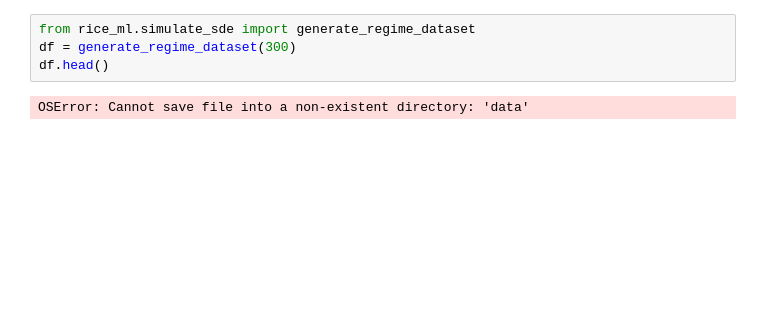
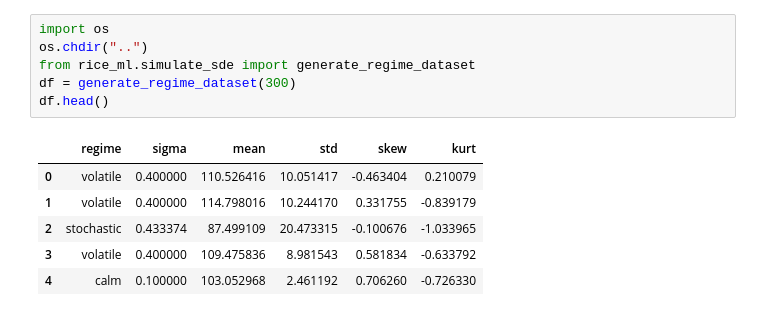
Before and after one commit to maddywhelley/Whelley-CMOR-438, a Jupyter notebook: notebooks/01_generate_regimes.ipynb, the cells around one changed output. Drawn from its saved outputs; the diff is of its cells as text; blank space fills up the shorter version.

```diff
--- a/notebooks/01_generate_regimes.ipynb
+++ b/notebooks/01_generate_regimes.ipynb
@@ -1,6 +1,13 @@
 # %%
+import os
+os.chdir("..")
 from rice_ml.simulate_sde import generate_regime_dataset
 df = generate_regime_dataset(300)
 df.head()
 # %% [output]
-OSError: Cannot save file into a non-existent directory: 'data'
+|  | regime | sigma | mean | std | skew | kurt |
+| 0 | volatile | 0.400000 | 110.526416 | 10.051417 | -0.463404 | 0.210079 |
+| 1 | volatile | 0.400000 | 114.798016 | 10.244170 | 0.331755 | -0.839179 |
+| 2 | stochastic | 0.433374 | 87.499109 | 20.473315 | -0.100676 | -1.033965 |
+| 3 | volatile | 0.400000 | 109.475836 | 8.981543 | 0.581834 | -0.633792 |
+| 4 | calm | 0.100000 | 103.052968 | 2.461192 | 0.706260 | -0.726330 |
```
Also changed, not shown: parts of 1 cell of this notebook, 7 other files.
